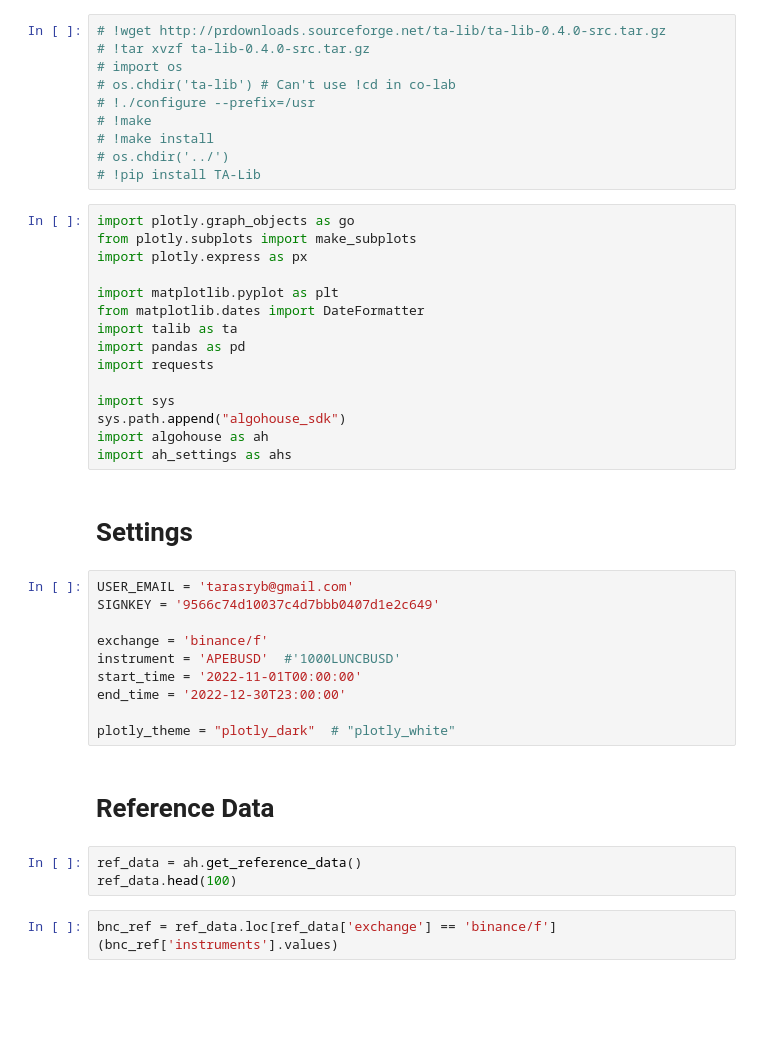
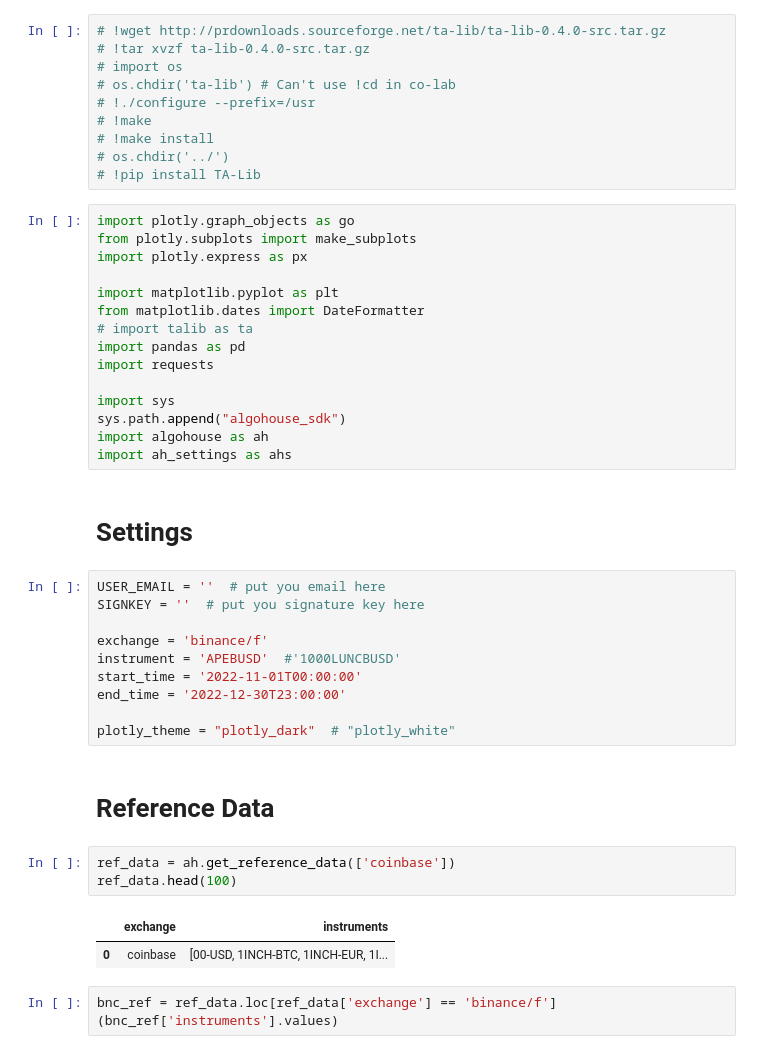
Before and after one commit to tarasryb/algohouse_sdk, a Jupyter notebook: samples/algohouse_sdk_demo.ipynb, the cells around one changed output. Drawn from its saved outputs; the diff is of its cells as text; blank space fills up the shorter version.

```diff
--- a/samples/algohouse_sdk_demo.ipynb
+++ b/samples/algohouse_sdk_demo.ipynb
@@ -26,7 +32,7 @@ import plotly.express as px
 
 import matplotlib.pyplot as plt
 from matplotlib.dates import DateFormatter
-import talib as ta
+# import talib as ta
 import pandas as pd
 import requests
 
@@ -37,8 +43,8 @@ import ah_settings as ahs
 # %% [markdown]
 # Settings
 # %%
-USER_EMAIL = 'tarasryb@gmail.com'
-SIGNKEY = '9566c74d10037c4d7bbb0407d1e2c649'
+USER_EMAIL = ''  # put you email here
+SIGNKEY = ''  # put you signature key here
 
 exchange = 'binance/f'
 instrument = 'APEBUSD'  #'1000LUNCBUSD'
@@ -49,8 +55,11 @@ plotly_theme = "plotly_dark"  # "plotly_white"
 # %% [markdown]
 # Reference Data
 # %%
-ref_data = ah.get_reference_data()
+ref_data = ah.get_reference_data(['coinbase'])
 ref_data.head(100)
+# %% [output]
+|  | exchange | instruments |
+| 0 | coinbase | [00-USD, 1INCH-BTC, 1INCH-EUR, 1I... |
 # %%
 bnc_ref = ref_data.loc[ref_data['exchange'] == 'binance/f']
 (bnc_ref['instruments'].values)
```
Also changed, not shown: parts of 10 cells of this notebook.
